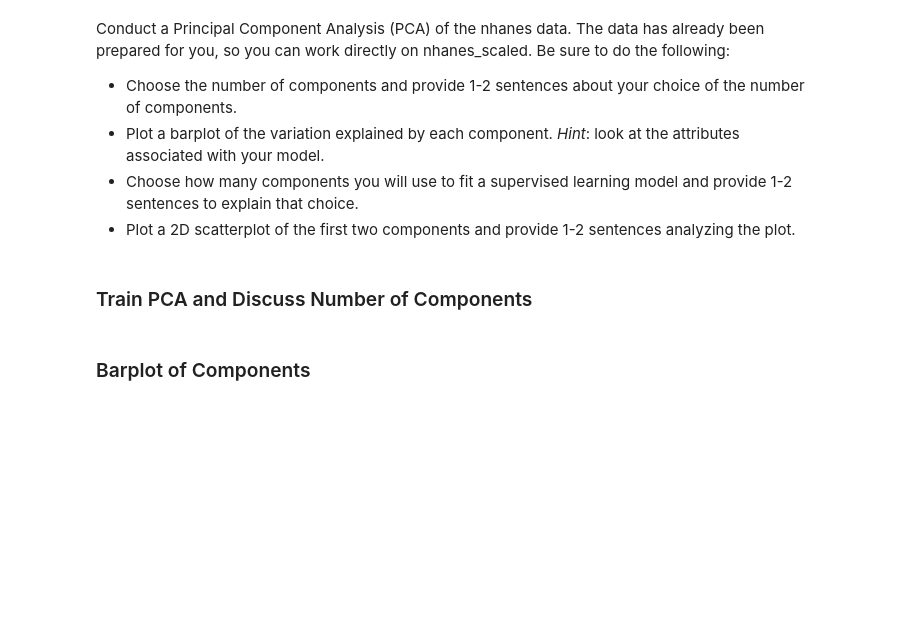
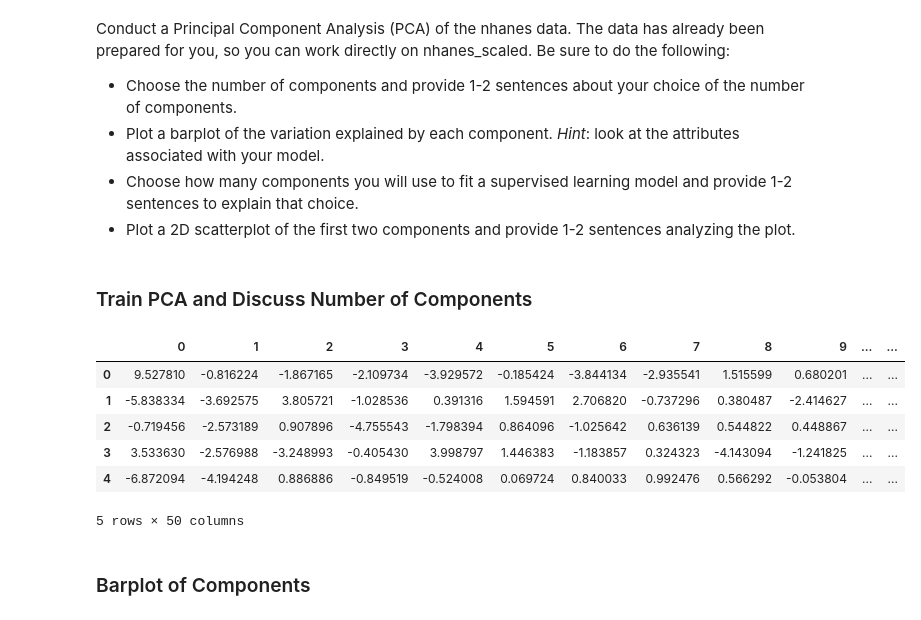
Before and after one commit to aramburoc/CSS_Project4_Corrine, a Jupyter notebook: Project 4 Students.ipynb, the cells around one changed output. Saved outputs shown, nothing was run; the diff lists cells and outputs as text; code cells hidden in the pictures; blank space fills up the shorter version.

```diff
--- a/Project 4 Students.ipynb
+++ b/Project 4 Students.ipynb
@@ -108,2 +106,18 @@ Conduct a Principal Component Analysis (PCA) of the nhanes data. The data has al
+# %%
+pca = PCA(n_components = 50)
+principalComponents_nhanes = pca.fit_transform(nhanes_scaled)
+# %%
+pca_df = pd.DataFrame(data = principalComponents_nhanes)
+#features = range(pca.n_components_) #creates a range of the features; interperation of the range
+# %%
+pca_df.head()
+# %% [output]
+|  | 0 | 1 | 2 | 3 | 4 | 5 | 6 | 7 | 8 | 9 | ... | ... |
+| 0 | 9.527810 | -0.816224 | -1.867165 | -2.109734 | -3.929572 | -0.185424 | -3.844134 | -2.935541 | 1.515599 | 0.680201 | ... | ... |
+| 1 | -5.838334 | -3.692575 | 3.805721 | -1.028536 | 0.391316 | 1.594591 | 2.706820 | -0.737296 | 0.380487 | -2.414627 | ... | ... |
+| 2 | -0.719456 | -2.573189 | 0.907896 | -4.755543 | -1.798394 | 0.864096 | -1.025642 | 0.636139 | 0.544822 | 0.448867 | ... | ... |
+| 3 | 3.533630 | -2.576988 | -3.248993 | -0.405430 | 3.998797 | 1.446383 | -1.183857 | 0.324323 | -4.143094 | -1.241825 | ... | ... |
+| 4 | -6.872094 | -4.194248 | 0.886886 | -0.849519 | -0.524008 | 0.069724 | 0.840033 | 0.992476 | 0.566292 | -0.053804 | ... | ... |
+5 rows × 50 columns
 # %% [markdown]
 ### Barplot of Components
```
Also changed, not shown: parts of 3 cells of this notebook.
